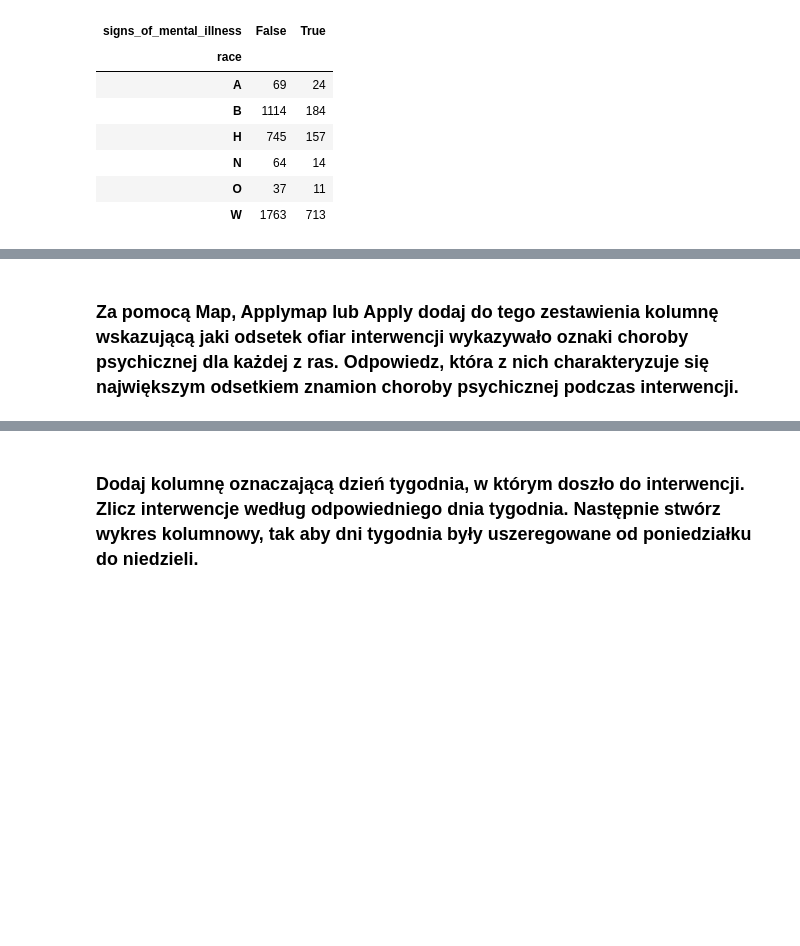
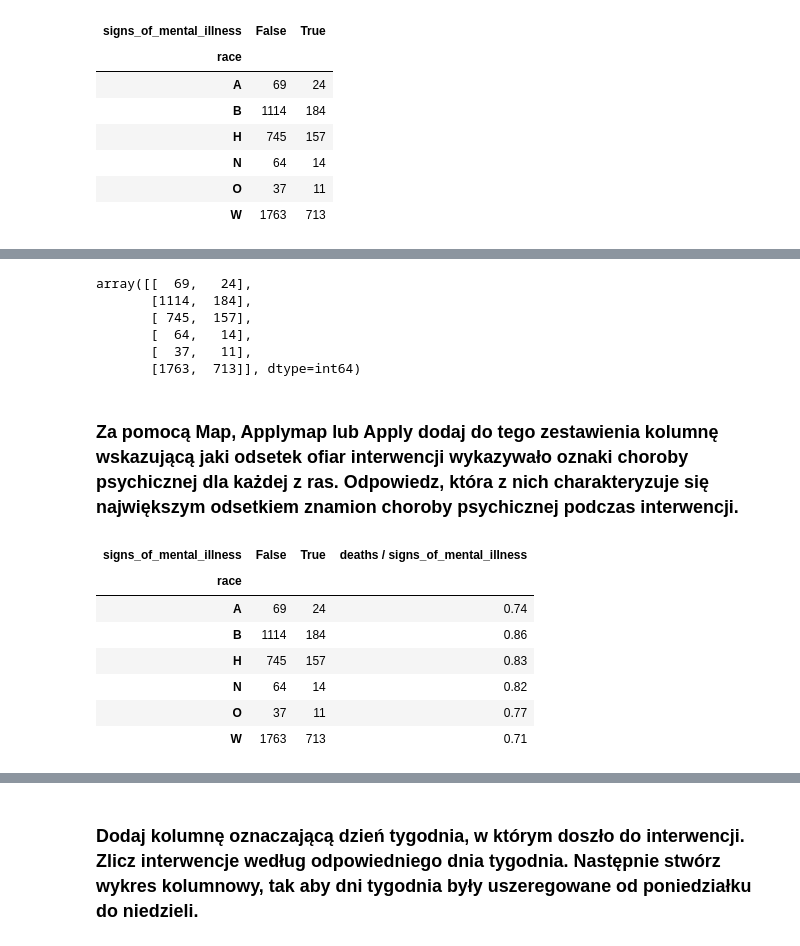
Before and after one commit to kanies89/Dataset-manipulation, a Jupyter notebook: Module 8.3 Task 1.ipynb, the cells around one changed output, grey strips where cells are left out. Cells and saved outputs as stored; diff of their text form; code cells hidden in the pictures; blank space fills up the shorter version.

```diff
--- a/Module 8.3 Task 1.ipynb
+++ b/Module 8.3 Task 1.ipynb
@@ -42,2 +43,11 @@ dx
+# %%
+dx.to_numpy()
+# %% [output]
+array([[  69,   24],
+       [1114,  184],
+       [ 745,  157],
+       [  64,   14],
+       [  37,   11],
+       [1763,  713]], dtype=int64)
 # %% [markdown]
 ### Za pomocą Map, Applymap lub Apply dodaj do tego zestawienia kolumnę wskazującą jaki odsetek ofiar interwencji wykazywało oznaki choroby psychicznej dla każdej z ras. Odpowiedz, która z nich charakteryzuje się największym odsetkiem znamion choroby psychicznej podczas interwencji.
@@ -46 +60,12 @@ df_race = df.groupby('race').agg({'signs_of_mental_illness': 'mean', 'deaths': '
+# %%
+dx
+# %% [output]
+| signs_of_mental_illness | False | True | deaths / signs_of_mental_illness |
+| race |  |  |  |
+| A | 69 | 24 | 0.74 |
+| B | 1114 | 184 | 0.86 |
+| H | 745 | 157 | 0.83 |
+| N | 64 | 14 | 0.82 |
+| O | 37 | 11 | 0.77 |
+| W | 1763 | 713 | 0.71 |
 # %%
```
Also changed, not shown: parts of 25 cells of this notebook.
